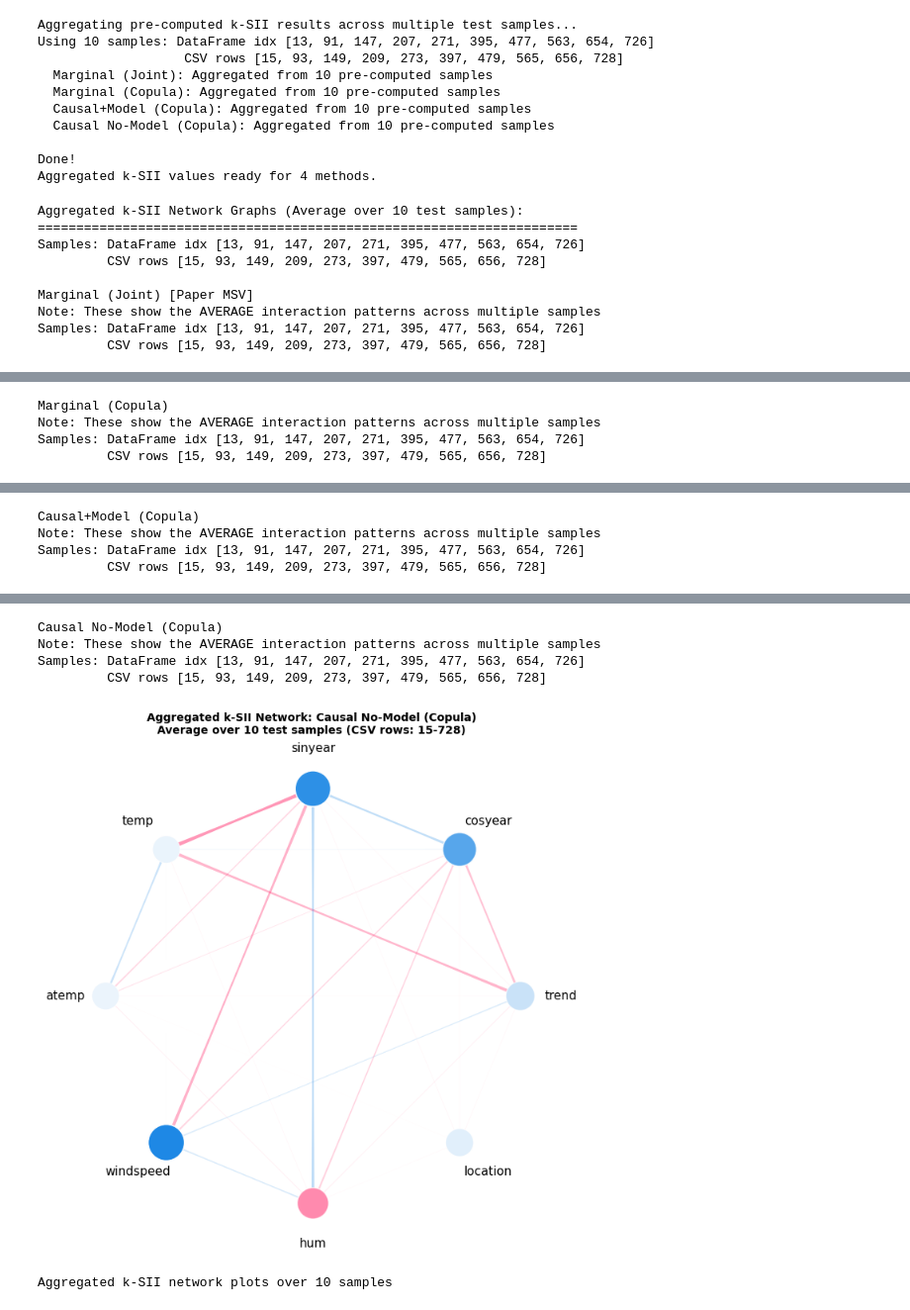
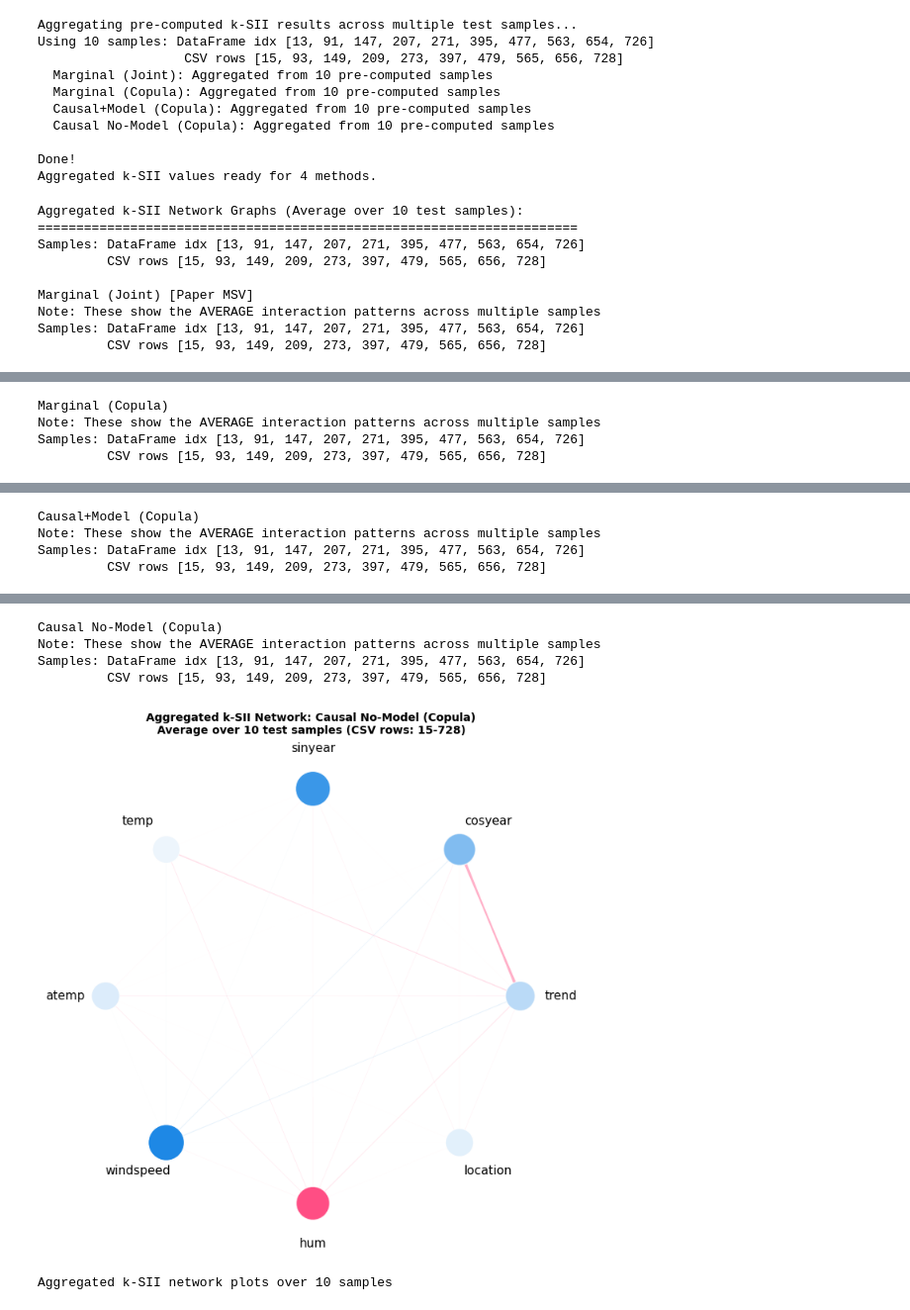
Before and after one commit to kakukuu/shapiq, a Jupyter notebook: docs/source/notebooks/causal_notebooks/ordering_causal_notebooks/heskes_paper_alternative_ordering.ipynb, the cells around one changed output, grey strips where cells are left out. Shown at 99% size. Cells and saved outputs as stored; diff of their text form; code cells hidden in the pictures.

```diff
--- a/docs/source/notebooks/causal_notebooks/ordering_causal_notebooks/heskes_paper_alternative_ordering.ipynb
+++ b/docs/source/notebooks/causal_notebooks/ordering_causal_notebooks/heskes_paper_alternative_ordering.ipynb
@@ -178,8 +174,11 @@ ordering = [
     [4],                 # Layer 3: atemp (feeling temperature)
 ]
 
-# No confounding for any layer
-confounding = [False, False, False]
+# Confounding flags per layer:
+# Layer 1 (False): exogenous root causes — no unobserved common cause
+# Layer 2 (True):  atmospheric_state is an unobserved confounder → joint sampling
+# Layer 3 (False): single variable — confounding is irrelevant
+confounding = [False, True, False]
 
 print("Alternative Causal Structure:")
 for i, layer in enumerate(ordering):
@@ -191,6 +190,7 @@ print("  [trend, location]")
 print("         |")
 print("         v")
 print("  [cosyear, sinyear, temp, hum, windspeed]")
+print("    ← atmospheric_state (unobserved confounder, confounding=True)")
 print("         |")
 print("         v")
 print("      [atemp]")
@@ -552,8 +538,7 @@ for exp_name, sv in all_sv.items():
     temp_mean = np.abs(sv[:, temp_idx]).mean()
     cosyear_mean = np.abs(sv[:, cosyear_idx]).mean()
     ratio = cosyear_mean / temp_mean if temp_mean > 0 else 0
-    marker = " [Paper MSV]" if exp_name == 'Marginal (Joint)' else ""
-    print(f"  {exp_name:<30} ratio = {ratio:.3f}{marker}")
+    print(f"  {exp_name:<30} ratio = {ratio:.3f}")
 # %% [output]
 ==========================================================================================
 SUMMARY STATISTICS: Mean Absolute Shapley Values for All Methods
@@ -1183,10 +1160,7 @@ for exp_name, result in ksii_results.items():
         show=False,
     )
 
-    # Mark paper methods in title
     title = exp_name
-    if exp_name == 'Marginal (Joint)':
-        title += ' [Paper MSV]'
 
     print(f"\n{title}")
 
@@ -1376,10 +1350,7 @@ for exp_name, agg_result in agg_ksii_results.items():
         show=False,
     )
 
-    # Mark paper methods in title
     title = exp_name
-    if exp_name == 'Marginal (Joint)':
-        title += ' [Paper MSV]'
 
     print(f"\n{title}")
 
@@ -1417,8 +1388,8 @@ Samples: DataFrame idx [13, 91, 147, 207, 271, 395, 477, 563, 654, 726]
 Causal No-Model (Copula)
 Note: These show the AVERAGE interaction patterns across multiple samples
 Samples: DataFrame idx [13, 91, 147, 207, 271, 395, 477, 563, 654, 726]
          CSV rows [15, 93, 149, 209, 273, 397, 479, 565, 656, 728]
-[figure, old version]
+[figure, new version]
 Aggregated k-SII network plots over 10 samples
 # %%
 # Bar chart: Key interaction pairs comparison using aggregated values
```
Also changed, not shown: parts of 19 cells of this notebook, 11 other files.
